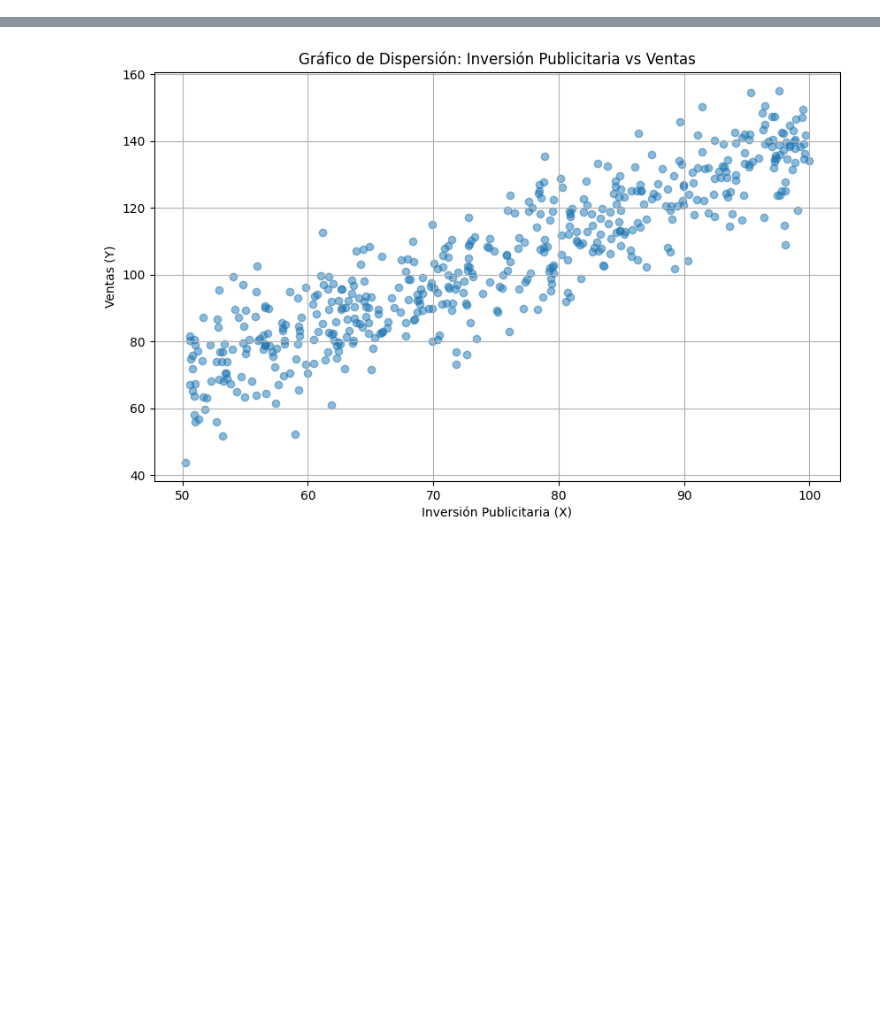
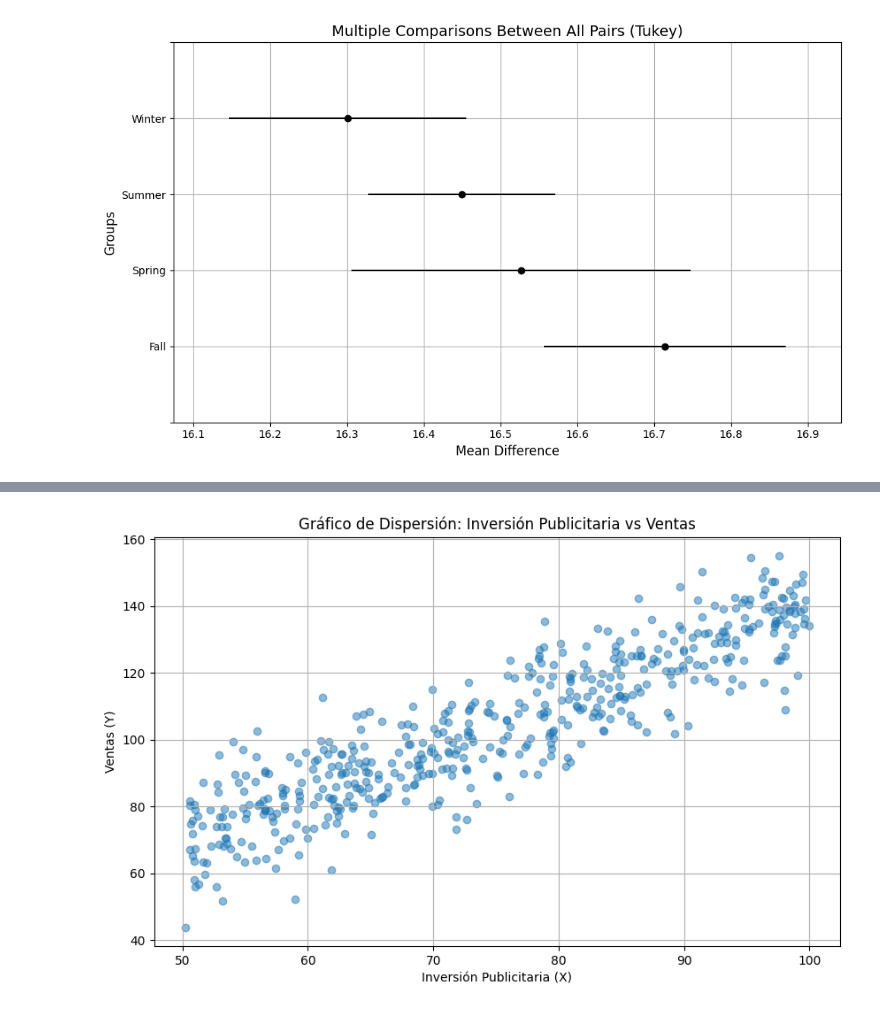
Before and after one commit to Isaac-opz/workshop-statistical-modeling, a Jupyter notebook: Notebook.ipynb, the cells around one changed output, grey strips where cells are left out. Saved outputs shown, nothing was run; the diff lists cells and outputs as text; code cells hidden in the pictures; blank space fills up the shorter version.

```diff
--- a/Notebook.ipynb
+++ b/Notebook.ipynb
@@ -91,3 +0,0 @@ array(['Male', 'Female'], dtype=object)
-# %%
-posthoc = pairwise_tukeyhsd(df_clean['Height_cm'], df_clean['Gender'], alpha=0.05)
-posthoc.summary()
@@ -307,0 +117,17 @@ df_synthetic.head()
+# %%
+import matplotlib.pyplot as plt
+
+fig, ax = plt.subplots(figsize=(10, 6))
+posthoc.plot_simultaneous(ax=ax)
+
+ax.set_title('Multiple Comparisons Between All Pairs (Tukey)', fontsize=14)
+ax.set_xlabel('Mean Difference', fontsize=12)
+ax.set_ylabel('Groups', fontsize=12)
+
+ax.grid(True)
+ax.axvline(x=0, color='gray', linestyle='--', linewidth=1)
+
+plt.tight_layout()
+plt.show()
+# %% [output]
+[figure, added]
```
Also changed, not shown: parts of 104 cells of this notebook, 4 other files.
